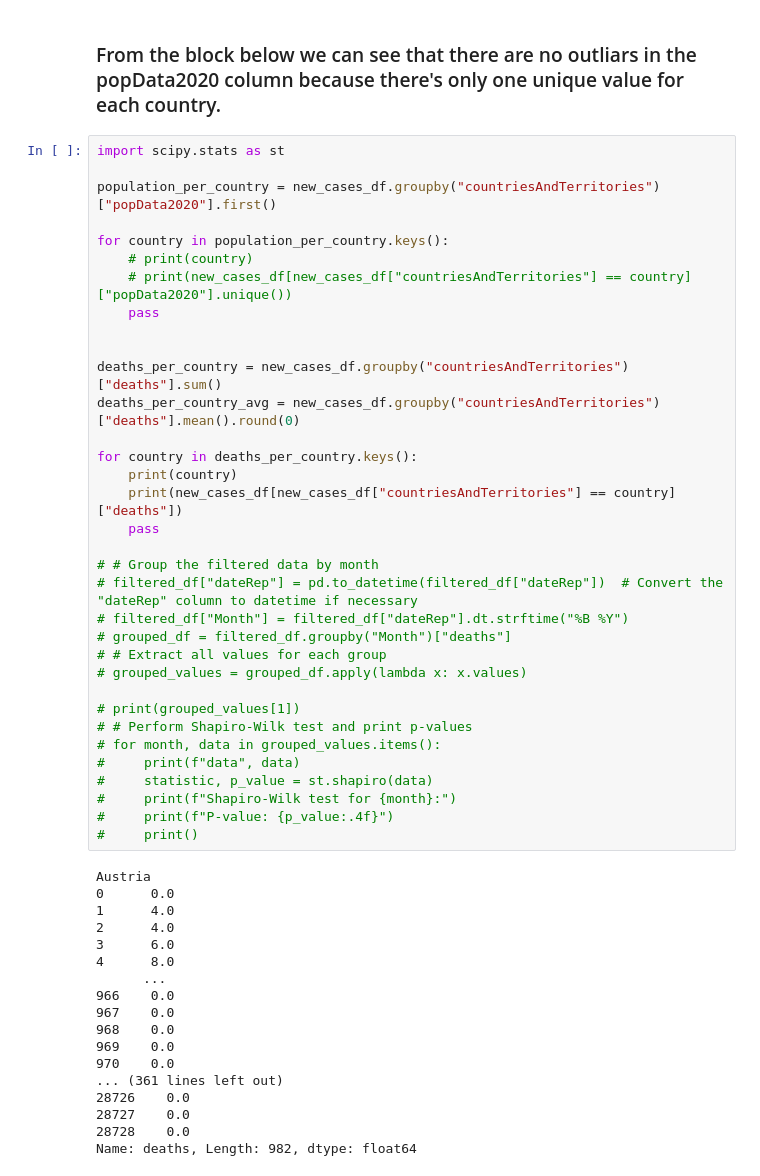
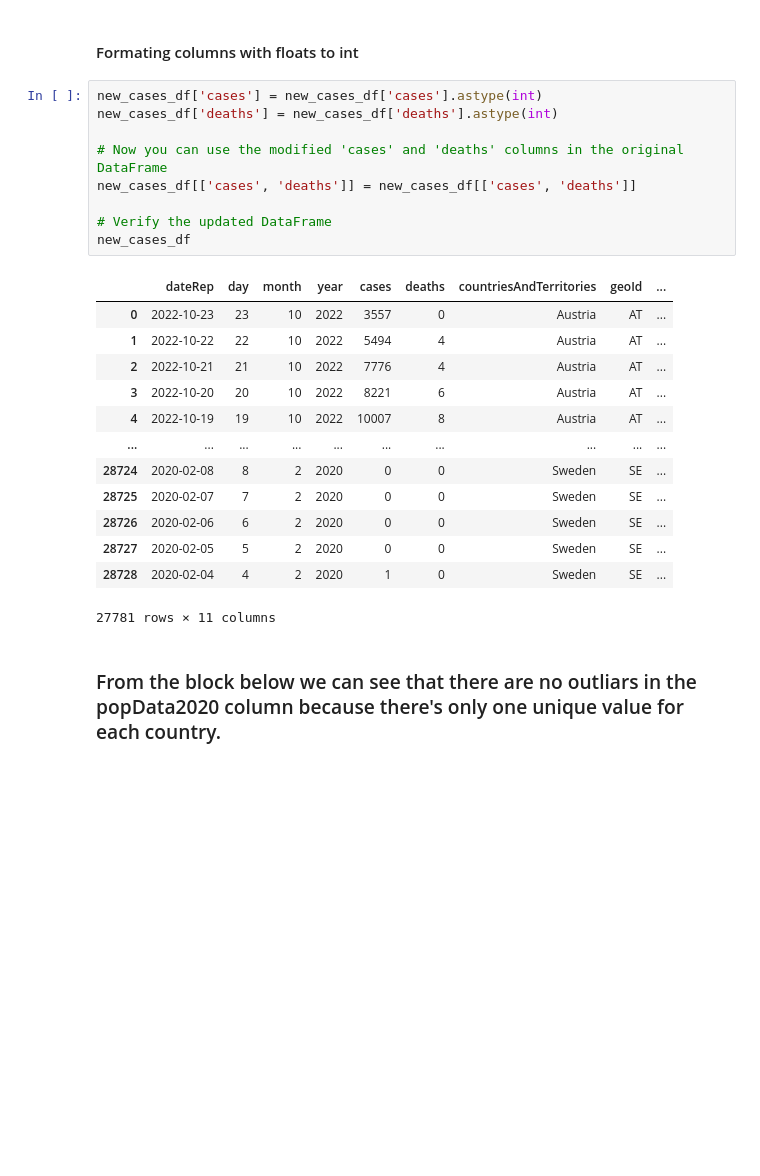
Before and after one commit to Klattraren/Intelligent-Data-Analysis-DV1597, a Jupyter notebook: assignment2.ipynb, the cells around one changed output. Saved outputs shown, nothing was run; the diff lists cells and outputs as text; blank space fills up the shorter version.

```diff
--- a/assignment2.ipynb
+++ b/assignment2.ipynb
@@ -105,54 +84,27 @@ Number of missing values after:  0
+# %% [markdown]
+#### Formating columns with floats to int
+# %%
+new_cases_df['cases'] = new_cases_df['cases'].astype(int)
+new_cases_df['deaths'] = new_cases_df['deaths'].astype(int)
+
+# Now you can use the modified 'cases' and 'deaths' columns in the original DataFrame
+new_cases_df[['cases', 'deaths']] = new_cases_df[['cases', 'deaths']]
+
+# Verify the updated DataFrame
+new_cases_df
+# %% [output]
+|  | dateRep | day | month | year | cases | deaths | countriesAndTerritories | geoId | ... |
+| 0 | 2022-10-23 | 23 | 10 | 2022 | 3557 | 0 | Austria | AT | ... |
+| 1 | 2022-10-22 | 22 | 10 | 2022 | 5494 | 4 | Austria | AT | ... |
+| 2 | 2022-10-21 | 21 | 10 | 2022 | 7776 | 4 | Austria | AT | ... |
+| 3 | 2022-10-20 | 20 | 10 | 2022 | 8221 | 6 | Austria | AT | ... |
+| 4 | 2022-10-19 | 19 | 10 | 2022 | 10007 | 8 | Austria | AT | ... |
+| ... | ... | ... | ... | ... | ... | ... | ... | ... | ... |
+| 28724 | 2020-02-08 | 8 | 2 | 2020 | 0 | 0 | Sweden | SE | ... |
+| 28725 | 2020-02-07 | 7 | 2 | 2020 | 0 | 0 | Sweden | SE | ... |
+| 28726 | 2020-02-06 | 6 | 2 | 2020 | 0 | 0 | Sweden | SE | ... |
+| 28727 | 2020-02-05 | 5 | 2 | 2020 | 0 | 0 | Sweden | SE | ... |
+| 28728 | 2020-02-04 | 4 | 2 | 2020 | 1 | 0 | Sweden | SE | ... |
+27781 rows × 11 columns
 # %% [markdown]
 ### From the block below we can see that there are no outliars in the popData2020 column because there's only one unique value for each country.
-# %%
-import scipy.stats as st
-
-population_per_country = new_cases_df.groupby("countriesAndTerritories")["popData2020"].first()
-
-for country in population_per_country.keys():
-    # print(country)
-    # print(new_cases_df[new_cases_df["countriesAndTerritories"] == country]["popData2020"].unique())
-    pass
-
-
-deaths_per_country = new_cases_df.groupby("countriesAndTerritories")["deaths"].sum()
-deaths_per_country_avg = new_cases_df.groupby("countriesAndTerritories")["deaths"].mean().round(0)
-
-for country in deaths_per_country.keys():
-    print(country)
-    print(new_cases_df[new_cases_df["countriesAndTerritories"] == country]["deaths"])
-    pass
-
-# # Group the filtered data by month
-# filtered_df["dateRep"] = pd.to_datetime(filtered_df["dateRep"])  # Convert the "dateRep" column to datetime if necessary
-# filtered_df["Month"] = filtered_df["dateRep"].dt.strftime("%B %Y")
-# grouped_df = filtered_df.groupby("Month")["deaths"]
-# # Extract all values for each group
-# grouped_values = grouped_df.apply(lambda x: x.values)
-
-# print(grouped_values[1])
-# # Perform Shapiro-Wilk test and print p-values
-# for month, data in grouped_values.items():
-#     print(f"data", data)
-#     statistic, p_value = st.shapiro(data)
-#     print(f"Shapiro-Wilk test for {month}:")
-#     print(f"P-value: {p_value:.4f}")
-#     print()
-# %% [output]
-Austria
-0      0.0
-1      4.0
-2      4.0
-3      6.0
-4      8.0
-      ...
-966    0.0
-967    0.0
-968    0.0
-969    0.0
-970    0.0
-... (361 lines left out)
-28726    0.0
-28727    0.0
-28728    0.0
-Name: deaths, Length: 982, dtype: float64
```
Also changed, not shown: parts of 12 cells of this notebook, 6 other files.
